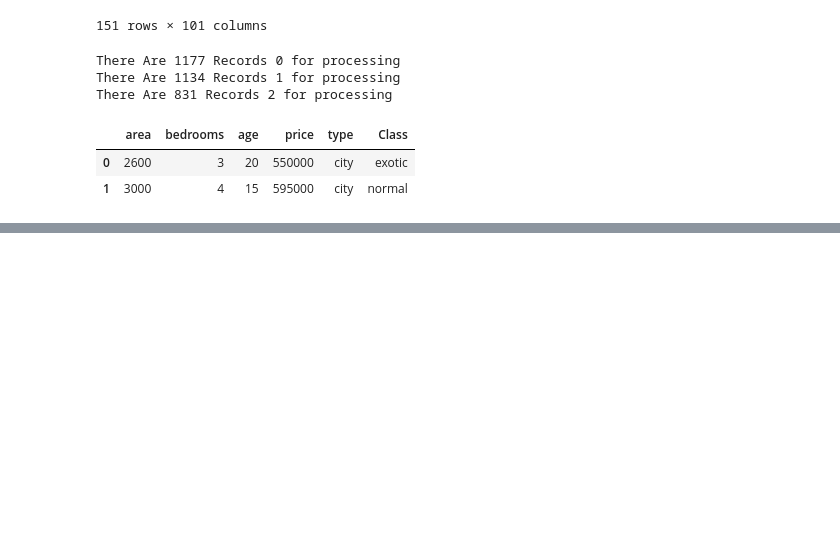
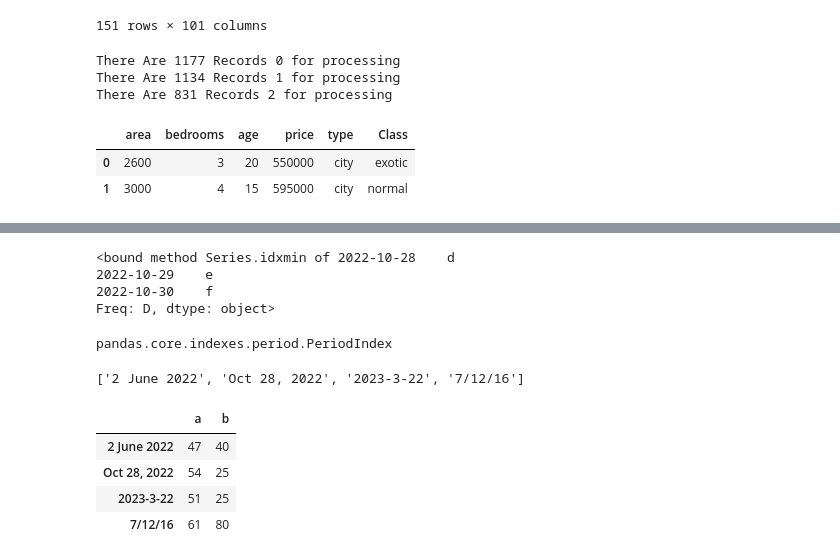
Before and after one commit to shohelbspi/Introduction-to-Data-Science-in-Python, a Jupyter notebook: Week_3.ipynb, the cells around one changed output, grey strips where cells are left out. Saved outputs shown, nothing was run; the diff lists cells and outputs as text; code cells hidden in the pictures; blank space fills up the shorter version.

```diff
--- a/Week_3.ipynb
+++ b/Week_3.ipynb
@@ -1357,0 +1449,27 @@ Name: First Tier Top University, dtype: float64
+# %%
+t1.idxmin
+# %% [output]
+<bound method Series.idxmin of 2022-10-28    d
+2022-10-29    e
+2022-10-30    f
+Freq: D, dtype: object>
+# %%
+type(t1.index)
+# %% [output]
+pandas.core.indexes.period.PeriodIndex
+# %%
+d1 = ['2 June 2022','Oct 28, 2022','2023-3-22','7/12/16']
+# %%
+d1
+# %% [output]
+['2 June 2022', 'Oct 28, 2022', '2023-3-22', '7/12/16']
+# %%
+t3 = pd.DataFrame(np.random.randint(10,100,(4,2)),index=d1,columns=list('ab'))
+# %%
+t3
+# %% [output]
+|  | a | b |
+| 2 June 2022 | 47 | 40 |
+| Oct 28, 2022 | 54 | 25 |
+| 2023-3-22 | 51 | 25 |
+| 7/12/16 | 61 | 80 |
```
Also changed, not shown: parts of 157 cells of this notebook.
